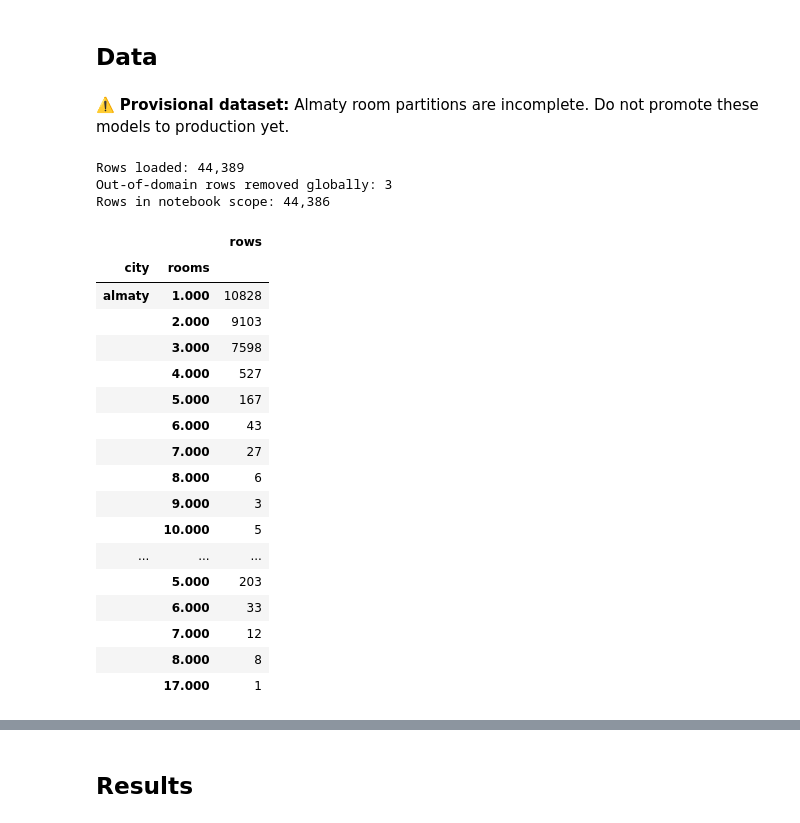
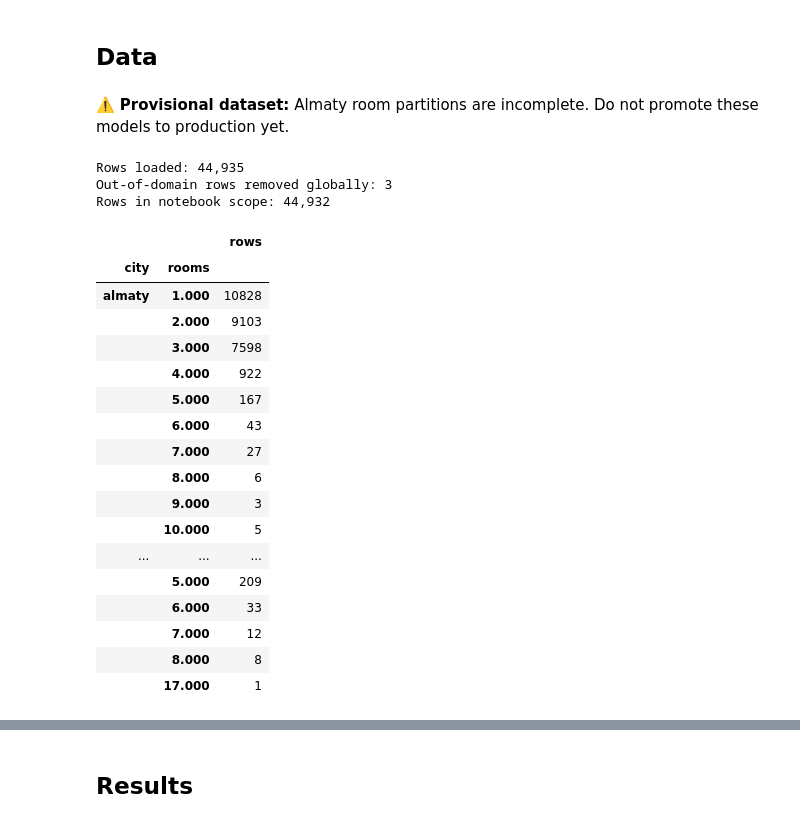
Before and after one commit to kairosh1001/astana-real-estate-ml, a Jupyter notebook: notebooks/universal_astana_almaty_model.ipynb, the cells around one changed output, grey strips where cells are left out. Saved outputs shown, nothing was run; the diff lists cells and outputs as text; code cells hidden in the pictures.

Commit message:
Retrain v2 models with targeted city refresh

```diff
--- a/notebooks/universal_astana_almaty_model.ipynb
+++ b/notebooks/universal_astana_almaty_model.ipynb
@@ -95,6 +95,9 @@ if REBUILD_DATASET:
         "--input", str(ROOT / "krisha_data_raw.csv"),
         "--input", str(ROOT / "data" / "almaty_sale_raw.csv"),
     ]
+    astana_refresh = ROOT / "data" / "astana_sale_raw.csv"
+    if astana_refresh.exists():
+        command.extend(["--input", str(astana_refresh)])
     subprocess.run(command, cwd=ROOT, check=True)
 
 if not DATA_PATH.exists() or not METADATA_PATH.exists():
@@ -118,36 +121,36 @@ removed_outliers = int((~domain_mask).sum())
 df = df_all.loc[domain_mask].copy()
 if SCOPE == "almaty":
     df = df.loc[df["city"].eq("almaty")].copy()
 
 state = {}
 if SCRAPE_STATE_PATH.exists():
     state = json.loads(SCRAPE_STATE_PATH.read_text(encoding="utf-8"))
 partitions = state.get("partitions", {})
 almaty_inventory_complete = bool(partitions) and all(
     item.get("complete", False) for item in partitions.values()
 )
 
 display(Markdown(
     "✅ Almaty collector reports all room partitions complete."
     if almaty_inventory_complete
     else "⚠️ **Provisional dataset:** Almaty room partitions are incomplete. "
          "Do not promote these models to production yet."
 ))
 print(f"Rows loaded: {len(df_all):,}")
 print(f"Out-of-domain rows removed globally: {removed_outliers:,}")
 print(f"Rows in notebook scope: {len(df):,}")
 display(df.groupby(["city", "rooms"], dropna=False).size().rename("rows").to_frame())
 # %% [output]
 ⚠️ **Provisional dataset:** Almaty room partitions are incomplete. Do not promote these models to production yet.
-Rows loaded: 44,389
+Rows loaded: 44,935
 Out-of-domain rows removed globally: 3
-Rows in notebook scope: 44,386
+Rows in notebook scope: 44,932
 |  |  | rows |
 | city | rooms |  |
 | almaty | 1.000 | 10828 |
 |  | 2.000 | 9103 |
 |  | 3.000 | 7598 |
-|  | 4.000 | 527 |
+|  | 4.000 | 922 |
 |  | 5.000 | 167 |
 |  | 6.000 | 43 |
 |  | 7.000 | 27 |
@@ -155,7 +158,7 @@ Rows in notebook scope: 44,386
 |  | 9.000 | 3 |
 |  | 10.000 | 5 |
 | ... | ... | ... |
-|  | 5.000 | 203 |
+|  | 5.000 | 209 |
 |  | 6.000 | 33 |
 |  | 7.000 | 12 |
 |  | 8.000 | 8 |
```
Also changed, not shown: parts of 6 cells of this notebook, 3 other files.
